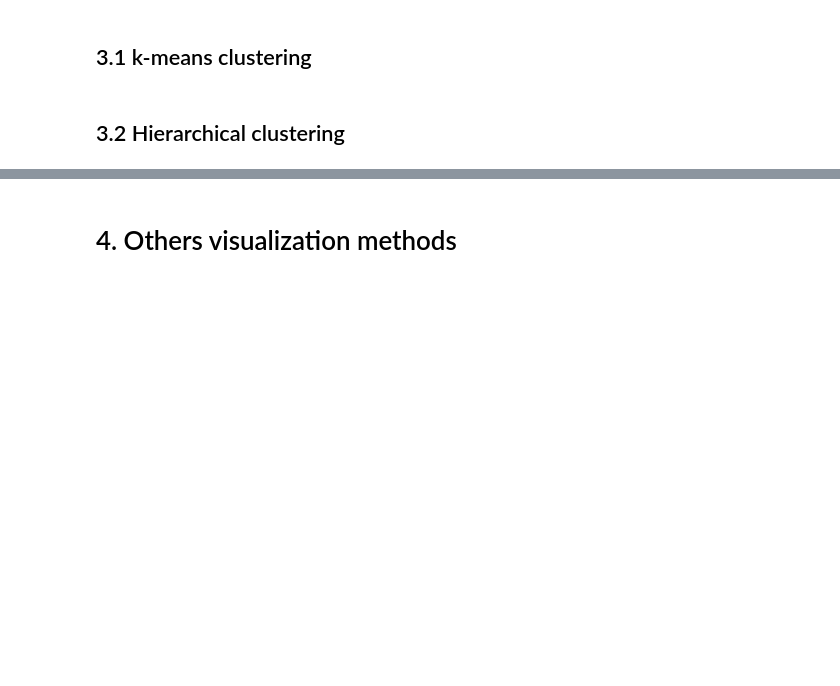
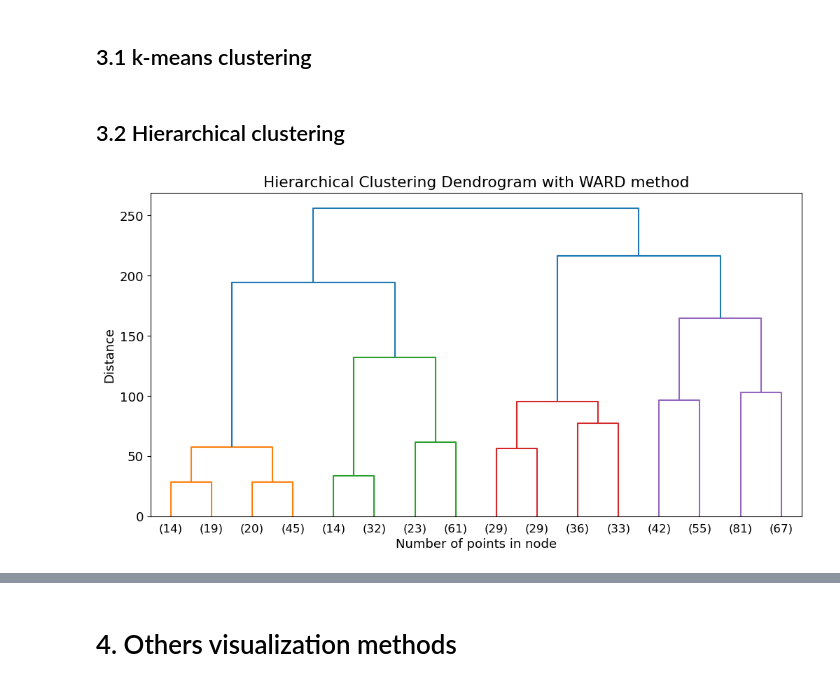
Before and after one commit to giuliadoda/LCP_mod_B, a Jupyter notebook: Ex2/group2406_exercise02.ipynb, the cells around one changed output, grey strips where cells are left out. Saved outputs shown, nothing was run; the diff lists cells and outputs as text; code cells hidden in the pictures; blank space fills up the shorter version.

Commit message:
added hierarchical clustering

```diff
--- a/Ex2/group2406_exercise02.ipynb
+++ b/Ex2/group2406_exercise02.ipynb
@@ -311,0 +314,17 @@ plt.show()
+# %%
+# level at which perform truncating in visualization
+# no more than level_thr levels are displayed
+level_thr = 3
+
+# perform hierarchical clustering
+hierarchical_model = linkage(X2D, method='ward')
+
+# display dendrogram
+plt.figure(figsize=(12,6))
+dendrogram(hierarchical_model, truncate_mode='level', p=level_thr)
+plt.title('Hierarchical Clustering Dendrogram with WARD method')
+plt.xlabel('Number of points in node')
+plt.ylabel('Distance')
+plt.show()
+# %% [output]
+[figure, added]
```
Also changed, not shown: parts of 8 cells of this notebook.
